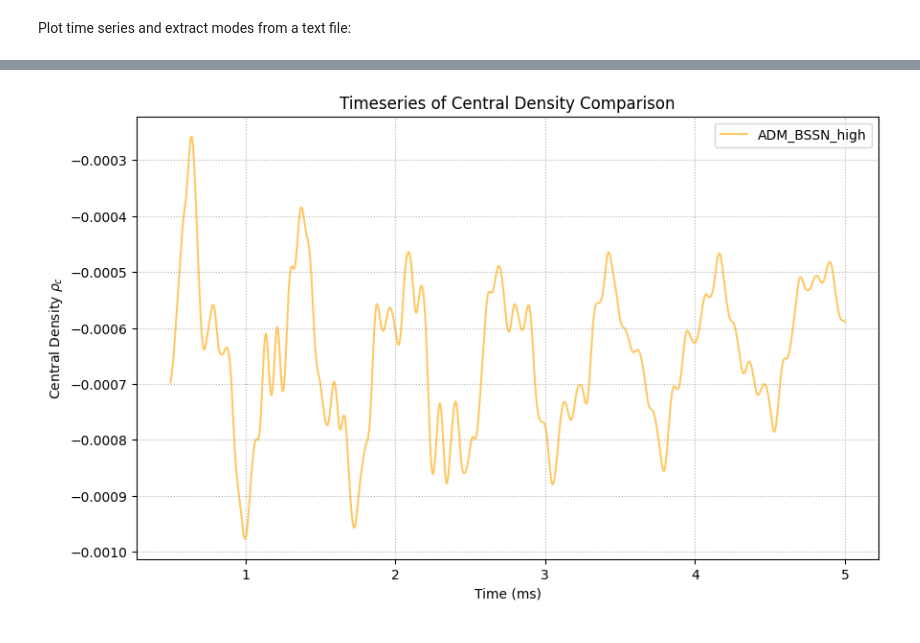
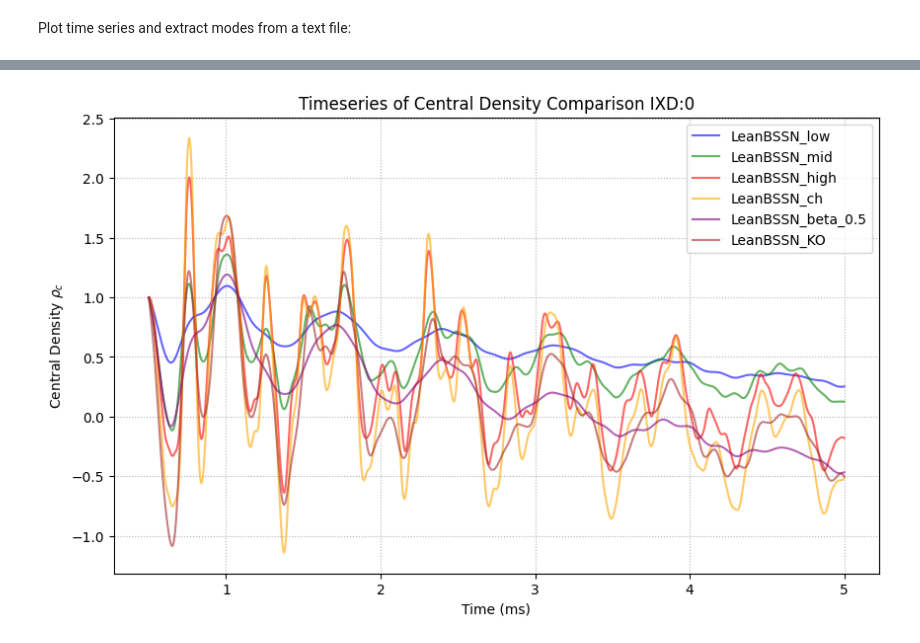
Before and after one commit to harsh-c0ds/My-Work, a Jupyter notebook: TOV/mode_ext.ipynb, the cells around one changed output, grey strips where cells are left out. Drawn from its saved outputs; the diff is of its cells as text; code cells hidden in the pictures.

```diff
--- a/TOV/mode_ext.ipynb
+++ b/TOV/mode_ext.ipynb
@@ -357,15 +371,21 @@ len(rho_all):  61
 # %%
 ### Time_series Check ###
-ik = 20
+ik = 0
 
-# t_l = t_s_all_l[ik]
-# rho_l = rho_all_l[ik]
+t_l = t_s_all_l[ik]
+rho_l = rho_all_l[ik]
 
-# t_m = t_s_all_m[ik]
-# rho_m = rho_all_m[ik]
+t_m = t_s_all_m[ik]
+rho_m = rho_all_m[ik]
 
-# t_h = t_s_all_h[ik]
-# rho_h = rho_all_h[ik]
+t_h = t_s_all_h[ik]
+rho_h = rho_all_h[ik]
+
+t_b = t_s_all_l_b_1_0002[ik]
+rho_b = rho_all_l_b_1_0002[ik]
+
+t_l_2 = t_s_all_lean_2[ik]
+rho_l_2 = rho_all_lean_2[ik]
 
 # t_v = t_s_all_v[ik]
 # v = v_all[ik]
@@ -376,48 +396,64 @@ rho_ch = rho_all_ch[ik]
 # t_adm = t_s_all_P[ik]
 # rho_adm = rho_all_P[ik]
 
-# lim_l = (t_l >= 0.5) & (t_l <= 5)
-# lim_m = (t_m >= 0.5) & (t_m <= 5)
-# lim_h = (t_h >= 0.5) & (t_h <= 5)
+lim_l = (t_l >= 0.5) & (t_l <= 5)
+lim_m = (t_m >= 0.5) & (t_m <= 5)
+lim_h = (t_h >= 0.5) & (t_h <= 5)
+lim_b = (t_b >= 0.5) & (t_b <= 5)
+lim_l_2 = (t_l_2 >= 0.5) & (t_l_2 <= 5)
 lim_ch = (t_ch >= 0.5) & (t_ch <= 5)
 
 # lim_v = (t_v >= 0.5) & (t_v <= 5)
 
 #lim_adm = (t_adm >= 0.5) & (t_adm <= 5)
 
-# t_l = t_l[lim_l]
-# rho_l = rho_l[lim_l]
+t_l = t_l[lim_l]
+rho_l = rho_l[lim_l]
+rho_l = rho_l/rho_l[0]  # normalize density
 
-# t_m = t_m[lim_m]
-# rho_m = rho_m[lim_m]
+t_m = t_m[lim_m]
+rho_m = rho_m[lim_m]
+rho_m = rho_m/rho_m[0]  # normalize density
 
-# t_h = t_h[lim_h]
-# rho_h = rho_h[lim_h]
+t_h = t_h[lim_h]
+rho_h = rho_h[lim_h]
+rho_h = rho_h/rho_h[0]  # normalize density
 
 # t_v = t_v[lim_v]
 # v = v[lim_v]
 
 t_ch = t_ch[lim_ch]
 rho_ch = rho_ch[lim_ch]
+rho_ch = rho_ch/rho_ch[0]  # normalize density
+
+t_b = t_b[lim_b]
+rho_b = rho_b[lim_b]
+rho_b = rho_b/rho_b[0]  # normalize density
+
+t_l_2 = t_l_2[lim_l_2]
+rho_l_2 = rho_l_2[lim_l_2]
+rho_l_2 = rho_l_2/rho_l_2[0]  # normalize density
 
 #t_adm = t_adm[lim_adm]
 #rho_adm = rho_adm[lim_adm]
 
 
 plt.figure(figsize=(10,6))
-# plt.plot(t_l, rho_l, label="LeanBSSN_low", color="blue", alpha=0.6)
-# plt.plot(t_m, rho_m, label="LeanBSSN_mid", color="green", alpha=0.6)
-# plt.plot(t_h, rho_h, label="LeanBSSN_high", color="red", alpha=0.6)
-plt.plot(t_ch, rho_ch, label="ADM_BSSN_high", color="orange", alpha=0.6)
+plt.plot(t_l, rho_l, label="LeanBSSN_low", color="blue", alpha=0.6)
+plt.plot(t_m, rho_m, label="LeanBSSN_mid", color="green", alpha=0.6)
+plt.plot(t_h, rho_h, label="LeanBSSN_high", color="red", alpha=0.6)
+plt.plot(t_ch, rho_ch, label="LeanBSSN_ch", color="orange", alpha=0.6)
+plt.plot(t_b, rho_b, label="LeanBSSN_beta_0.5", color="purple", alpha=0.6)
+plt.plot(t_l_2, rho_l_2, label="LeanBSSN_KO", color="brown", alpha=0.6)
 plt.xlabel("Time (ms)")
 plt.ylabel(r"Central Density $\rho_c$")
-plt.title("Timeseries of Central Density Comparison")
+plt.title(f"Timeseries of Central Density Comparison IXD:{ik}")
 plt.grid(True, linestyle=":")
 plt.legend()
 plt.show()
 #plt.savefig(output_dir + "time_series_comparision.png", dpi=300)
 # %% [output]
-[figure, old version]
+[figure, new version]
 # %%
 #### Mode Extraction ####
 
```
Also changed, not shown: parts of 3 cells of this notebook.
